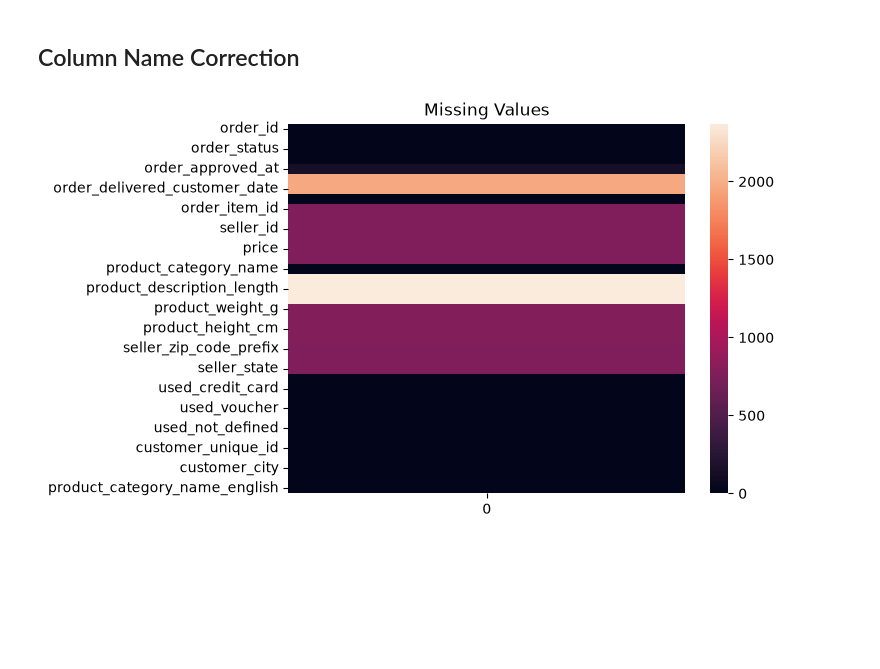
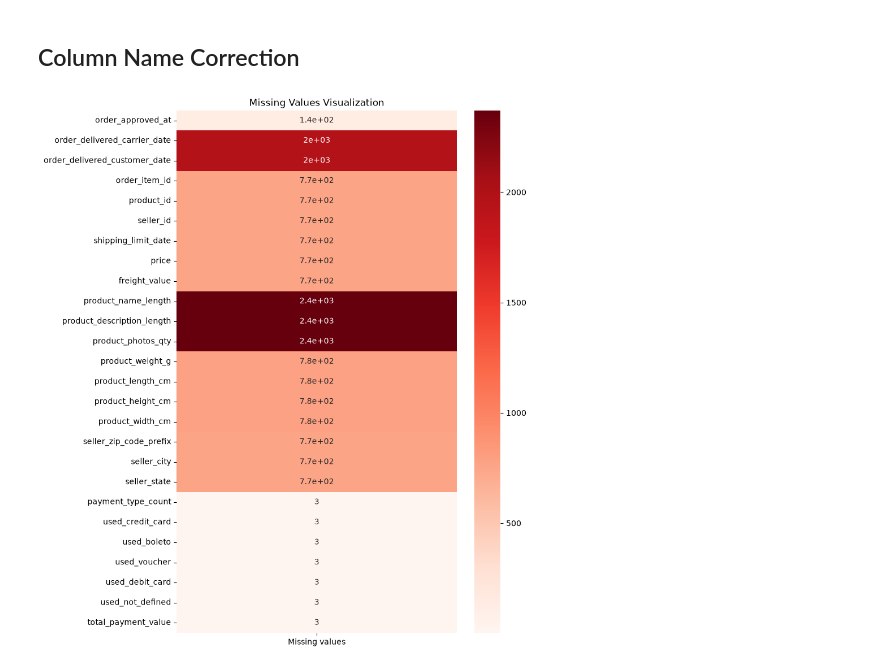
Before and after one commit to RISH-VERSION/Brazilian_E-Commerce_Olist_Data_Analytics_project, a Jupyter notebook: notebooks/DataPreprocessing.ipynb, the cells around one changed output. Saved outputs shown, nothing was run; the diff lists cells and outputs as text; code cells hidden in the pictures; blank space fills up the shorter version.

```diff
--- a/notebooks/DataPreprocessing.ipynb
+++ b/notebooks/DataPreprocessing.ipynb
@@ -301,12 +281,15 @@ main_df.rename(
     inplace=True
 )
 # %%
+# Visulaizing Missing values
 import matplotlib.pyplot as plt
 import seaborn as sns
 
-missing_value = pd.DataFrame(main_df.isnull().sum())
-sns.heatmap(data=missing_value)
-plt.title("Missing Values")
+missing_value = main_df.isnull().sum().loc[lambda x: x > 0]
+missing_value = pd.DataFrame(missing_value, columns=['Missing values'])
+plt.figure(figsize=(8, 12))
+sns.heatmap(missing_value, cmap="Reds",annot=True)
+plt.title("Missing Values Visualization")
 plt.show()
 # %% [output]
-[figure, old version]
+[figure, new version]
```
Also changed, not shown: parts of 20 cells of this notebook, 3 other files.
